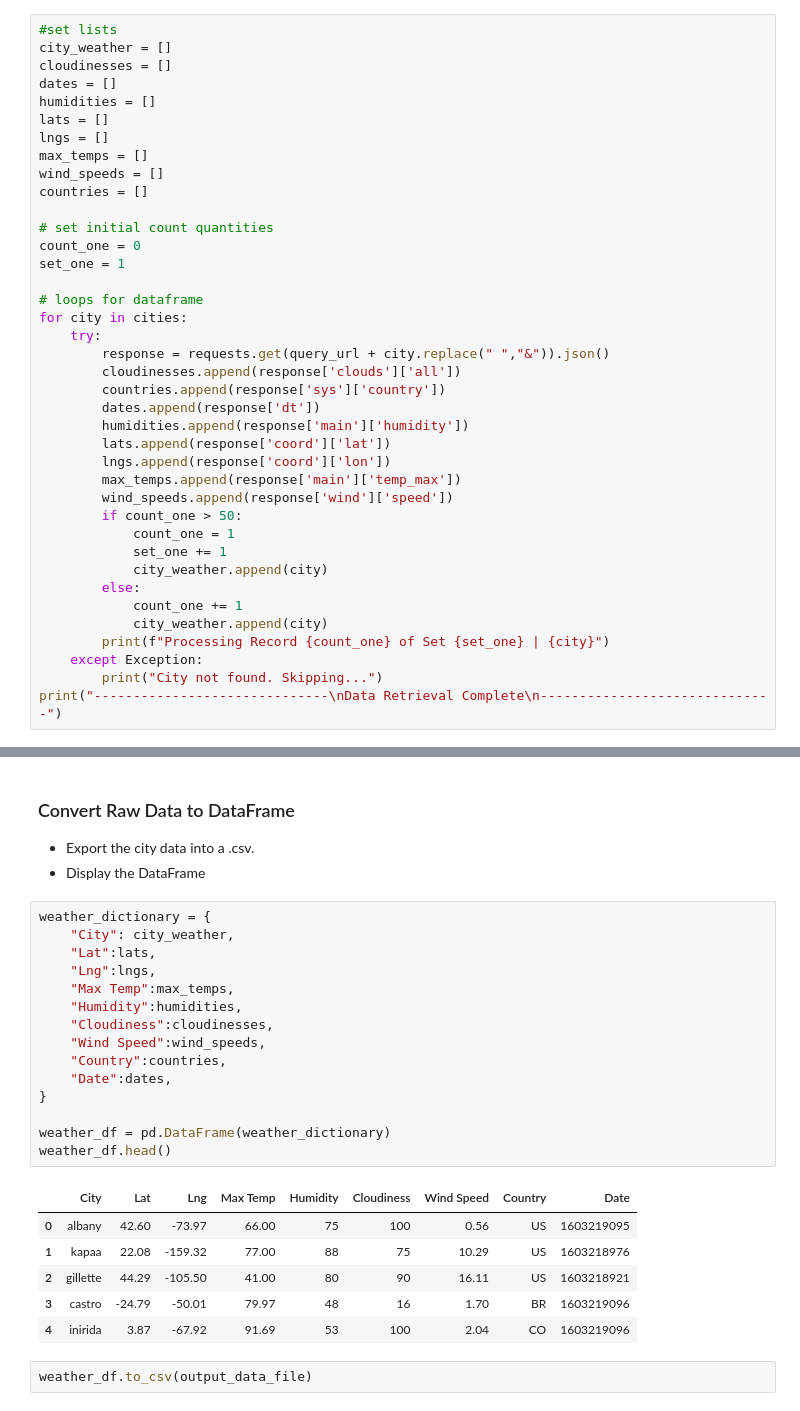
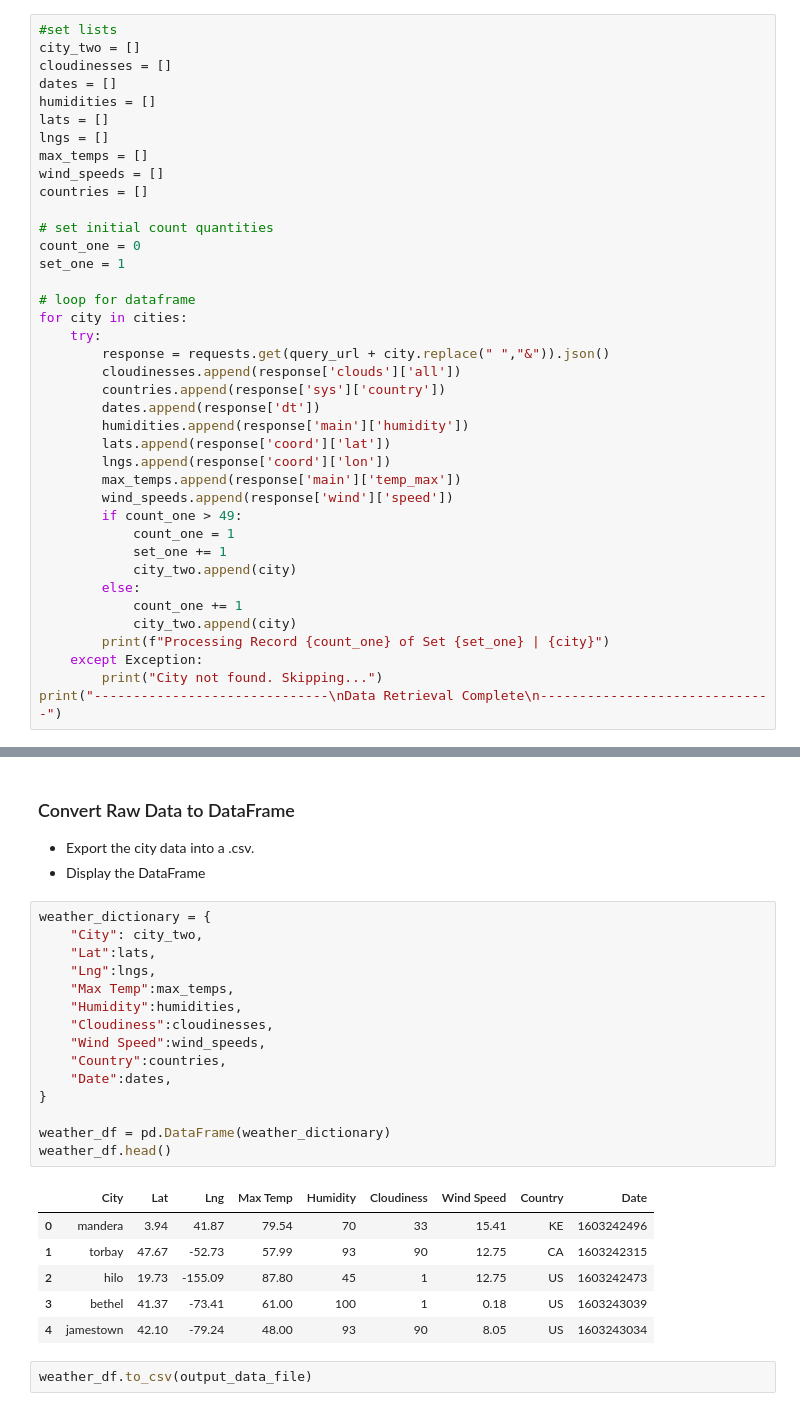
Before and after one commit to jmahon22/api_python_challenge, a Jupyter notebook: WeatherPy/WeatherPy.ipynb, the cells around one changed output, grey strips where cells are left out. Drawn from its saved outputs; the diff is of its cells as text.

```diff
--- a/WeatherPy/WeatherPy.ipynb
+++ b/WeatherPy/WeatherPy.ipynb
@@ -72,7 +75,7 @@ print(json.dumps(response, indent=4, sort_keys=True))
 }
 # %%
 #set lists
-city_weather = []
+city_two = []
 cloudinesses = []
 dates = []
 humidities = []
@@ -86,7 +89,7 @@ countries = []
 count_one = 0
 set_one = 1
 
-# loops for dataframe
+# loop for dataframe
 for city in cities:
     try:
         response = requests.get(query_url + city.replace(" ","&")).json()
@@ -98,13 +101,13 @@ for city in cities:
         lngs.append(response['coord']['lon'])
         max_temps.append(response['main']['temp_max'])
         wind_speeds.append(response['wind']['speed'])
-        if count_one > 50:
+        if count_one > 49:
             count_one = 1
             set_one += 1
-            city_weather.append(city)
+            city_two.append(city)
         else:
             count_one += 1
-            city_weather.append(city)
+            city_two.append(city)
         print(f"Processing Record {count_one} of Set {set_one} | {city}")
     except Exception:
         print("City not found. Skipping...")
@@ -133,26 +136,26 @@ Data Retrieval Complete
 * Display the DataFrame
 # %%
 weather_dictionary = {
-    "City": city_weather,
+    "City": city_two,
     "Lat":lats,
     "Lng":lngs,
     "Max Temp":max_temps,
     "Humidity":humidities,
     "Cloudiness":cloudinesses,
     "Wind Speed":wind_speeds,
     "Country":countries,
     "Date":dates,
 }
 
 weather_df = pd.DataFrame(weather_dictionary)
 weather_df.head()
 # %% [output]
 |  | City | Lat | Lng | Max Temp | Humidity | Cloudiness | Wind Speed | Country | Date |
-| 0 | albany | 42.60 | -73.97 | 66.00 | 75 | 100 | 0.56 | US | 1603219095 |
-| 1 | kapaa | 22.08 | -159.32 | 77.00 | 88 | 75 | 10.29 | US | 1603218976 |
-| 2 | gillette | 44.29 | -105.50 | 41.00 | 80 | 90 | 16.11 | US | 1603218921 |
-| 3 | castro | -24.79 | -50.01 | 79.97 | 48 | 16 | 1.70 | BR | 1603219096 |
-| 4 | inirida | 3.87 | -67.92 | 91.69 | 53 | 100 | 2.04 | CO | 1603219096 |
+| 0 | mandera | 3.94 | 41.87 | 79.54 | 70 | 33 | 15.41 | KE | 1603242496 |
+| 1 | torbay | 47.67 | -52.73 | 57.99 | 93 | 90 | 12.75 | CA | 1603242315 |
+| 2 | hilo | 19.73 | -155.09 | 87.80 | 45 | 1 | 12.75 | US | 1603242473 |
+| 3 | bethel | 41.37 | -73.41 | 61.00 | 100 | 1 | 0.18 | US | 1603243039 |
+| 4 | jamestown | 42.10 | -79.24 | 48.00 | 93 | 90 | 8.05 | US | 1603243034 |
 # %%
 weather_df.to_csv(output_data_file)
 # %%
```
Also changed, not shown: parts of 13 cells of this notebook, 6 other files.
